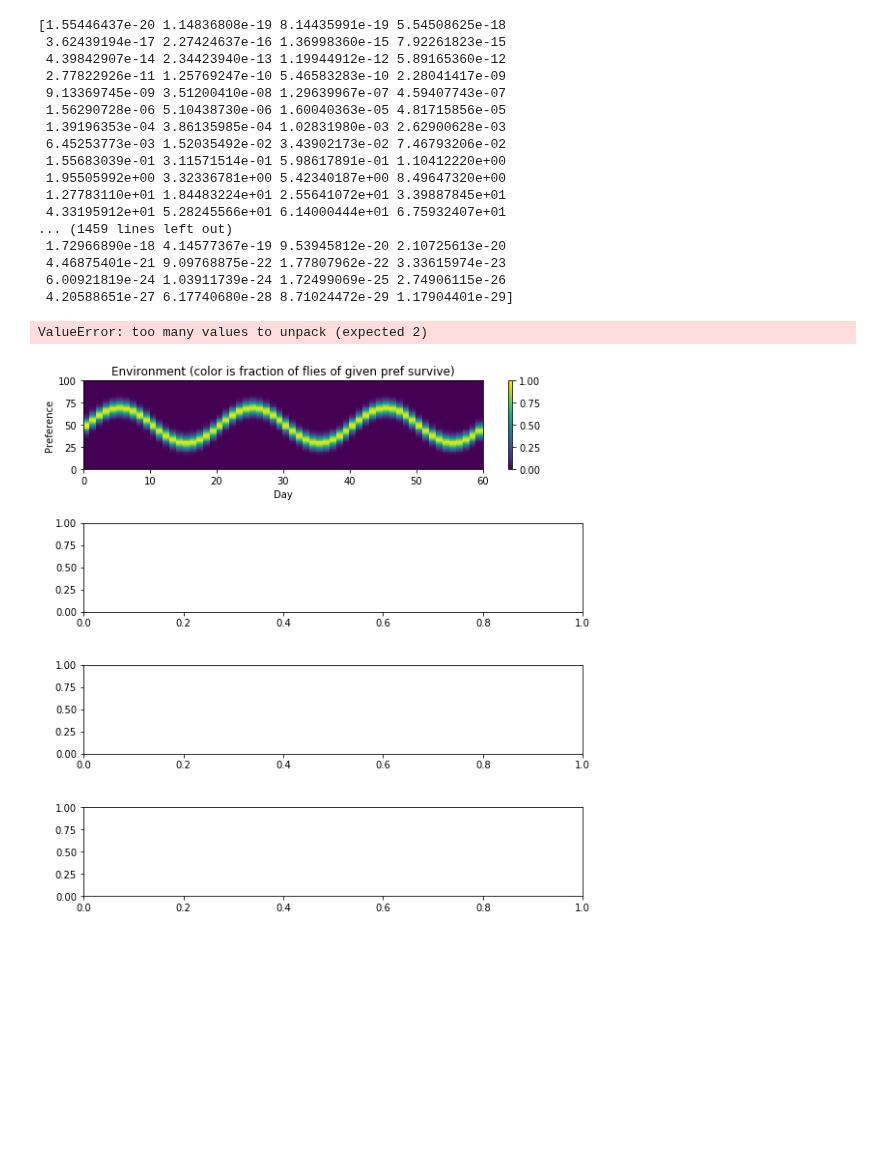
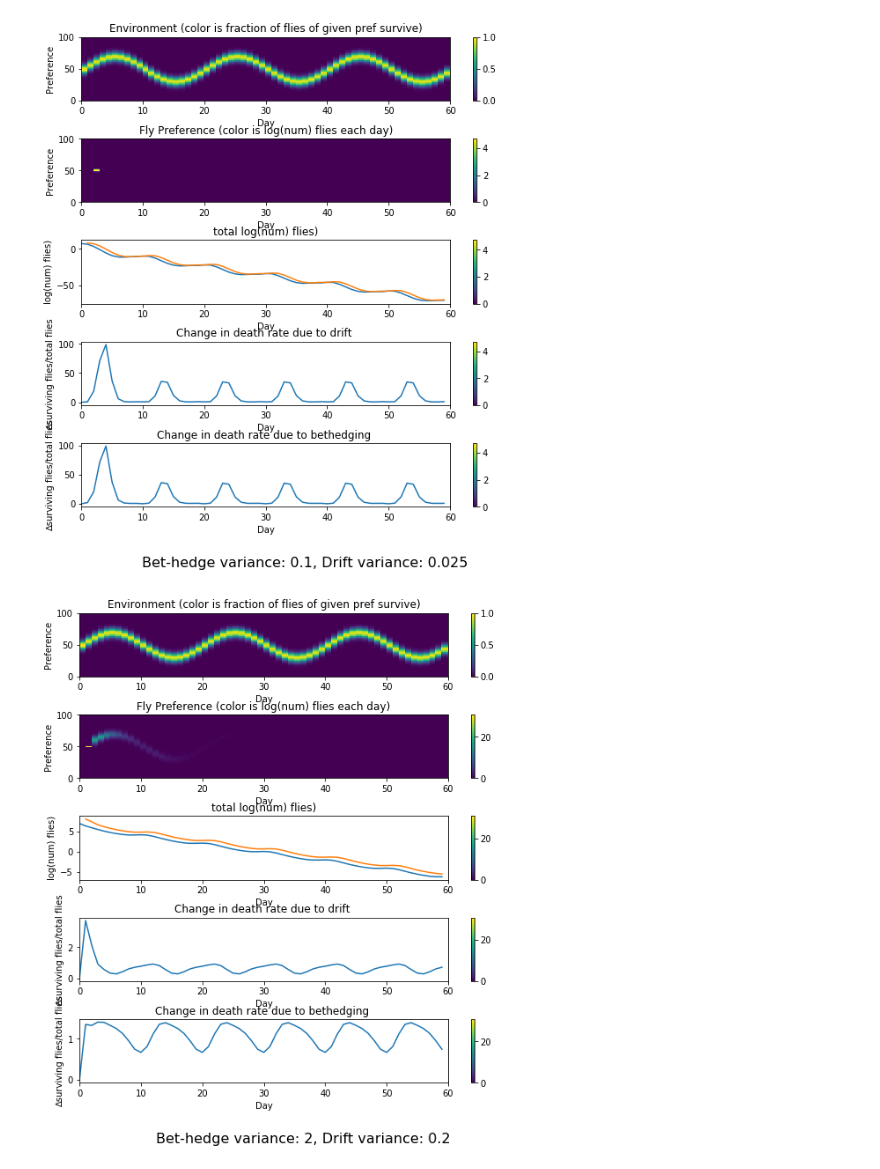
Before and after one commit to ryantmaloney/Simplified-Drift-Modeling, a Jupyter notebook: driftmodeling.ipynb, the cells around one changed output. Cells and saved outputs as stored; diff of their text form; code cells hidden in the pictures; blank space fills up the shorter version.

Commit message:
Fixed graph bugs+imaging bethedging.
Don't think the underlying code is working though!

```diff
--- a/driftmodeling.ipynb
+++ b/driftmodeling.ipynb
@@ -7,41 +7,24 @@ imp.reload(sd)
 # %%
 import simpledrift as sd
 import imp
 imp.reload(sd)
 
 #driftmodeling(flynum, numberofbins, numberofdays, prefmean, prefvariance, envimean, envivariance, driftvariance, gain, per)
 flynum=1000
 numberofbins=100
 numberofdays=60
 prefmean=[0,0]
-prefvariance=[0.1,0.1]
+prefvariance=[0.1,2]
 envimean=0
 envivariance=.1
 driftvariance=[.025,0.2]
 gain=.4
 per=20
 deathrate=1
 birthrate=1
 matureage=0
-percentbh=0.9
+percentbh=0.01
 sd.driftmodeling(flynum, numberofbins, numberofdays, prefmean, prefvariance, envimean, envivariance, driftvariance, gain, per,deathrate,birthrate,matureage, percentbh)
 # %% [output]
-[1.55446437e-20 1.14836808e-19 8.14435991e-19 5.54508625e-18
- 3.62439194e-17 2.27424637e-16 1.36998360e-15 7.92261823e-15
- 4.39842907e-14 2.34423940e-13 1.19944912e-12 5.89165360e-12
- 2.77822926e-11 1.25769247e-10 5.46583283e-10 2.28041417e-09
- 9.13369745e-09 3.51200410e-08 1.29639967e-07 4.59407743e-07
- 1.56290728e-06 5.10438730e-06 1.60040363e-05 4.81715856e-05
- 1.39196353e-04 3.86135985e-04 1.02831980e-03 2.62900628e-03
- 6.45253773e-03 1.52035492e-02 3.43902173e-02 7.46793206e-02
- 1.55683039e-01 3.11571514e-01 5.98617891e-01 1.10412220e+00
- 1.95505992e+00 3.32336781e+00 5.42340187e+00 8.49647320e+00
- 1.27783110e+01 1.84483224e+01 2.55641072e+01 3.39887845e+01
- 4.33195912e+01 5.28245566e+01 6.14000444e+01 6.75932407e+01
-... (1459 lines left out)
- 1.72966890e-18 4.14577367e-19 9.53945812e-20 2.10725613e-20
- 4.46875401e-21 9.09768875e-22 1.77807962e-22 3.33615974e-23
- 6.00921819e-24 1.03911739e-24 1.72499069e-25 2.74906115e-26
- 4.20588651e-27 6.17740680e-28 8.71024472e-29 1.17904401e-29]
-ValueError: too many values to unpack (expected 2)
-[figure, old version]
+[figure, new version]
+[figure, added]
```
Also changed, not shown: parts of 1 cell of this notebook, 1 other file.
